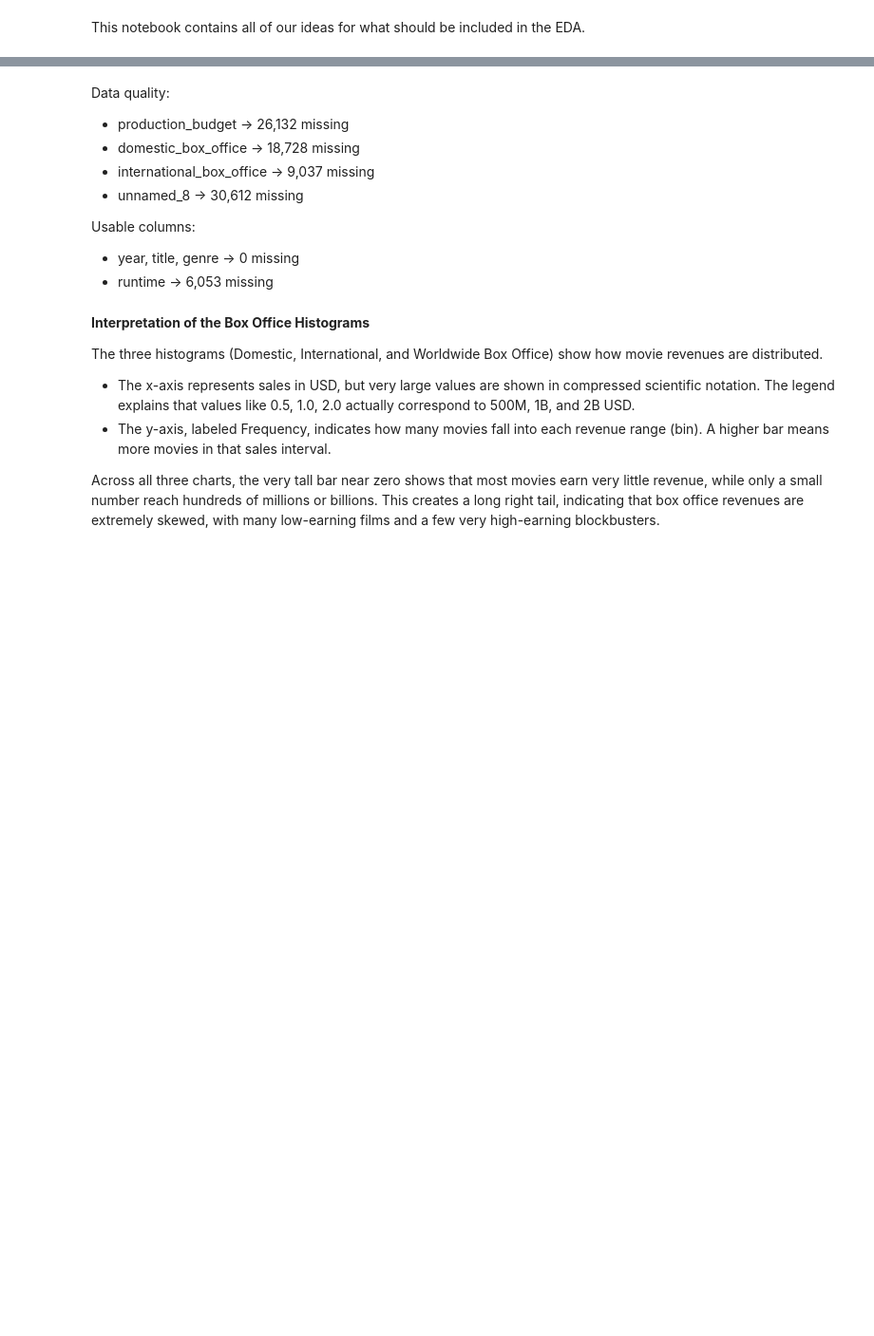
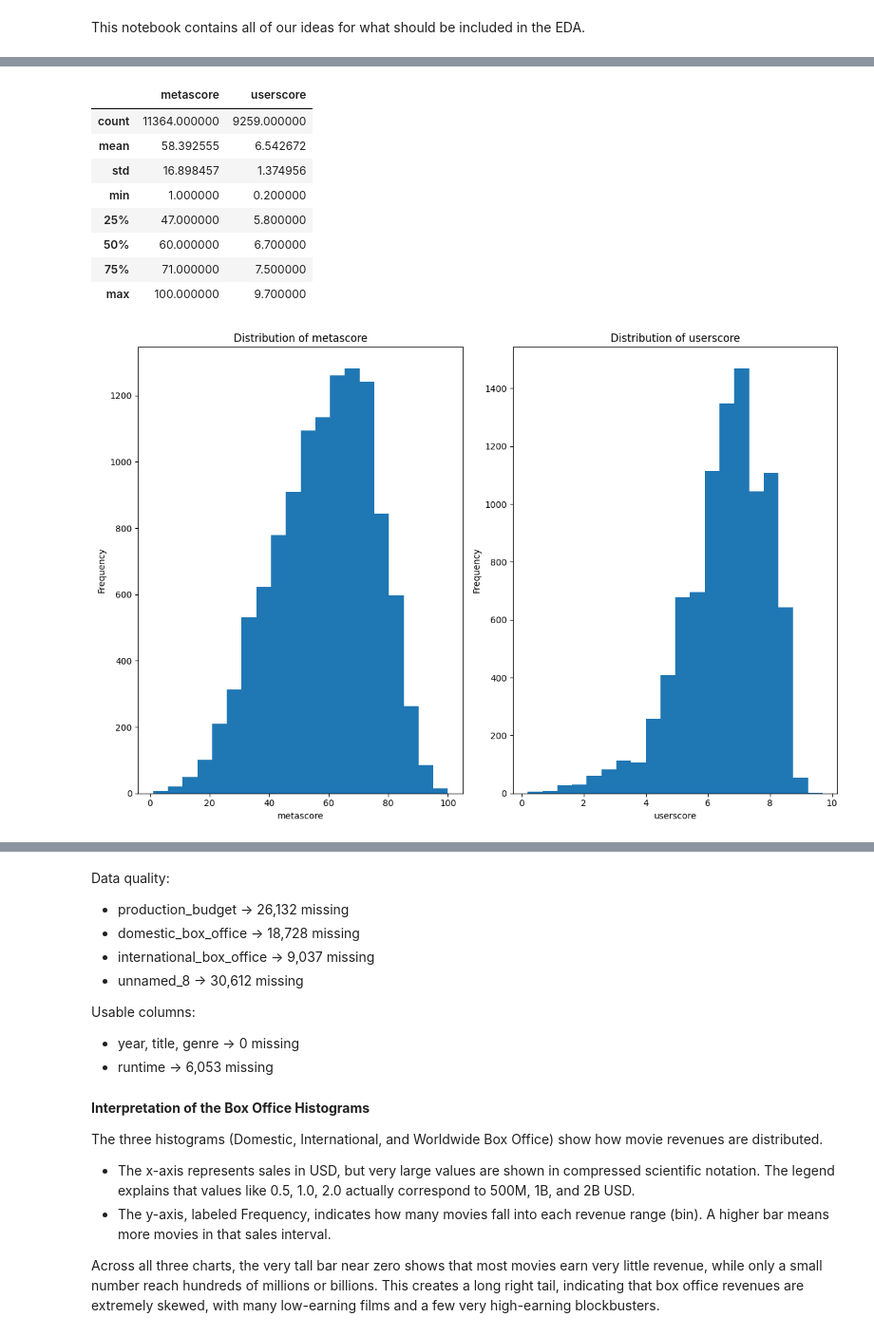
Before and after one commit to YoungJun173/DDB_AI_Group_Assignmen, a Jupyter notebook: Playground Notebooks/EDA.ipynb, the cells around one changed output, grey strips where cells are left out. Shown: that part at 95% size. Saved outputs shown, nothing was run; the diff lists cells and outputs as text; code cells hidden in the pictures; blank space fills up the shorter version.

```diff
--- a/Playground Notebooks/EDA.ipynb
+++ b/Playground Notebooks/EDA.ipynb
@@ -16,0 +147,28 @@ df_usreviews = pd.read_excel(os.path.join("..", "Metacritic dataset", "UserRevie
+# %%
+#Distribution of scores
+score_columns = ["metascore", "userscore"]
+display(df_metaclean[score_columns].describe())
+
+#Plot histogram for meta and userscores
+plt.figure(figsize=(12,8))
+
+for i, col in enumerate(["metascore", "userscore"], 1):
+    plt.subplot(1, 2, i)
+    plt.hist(df_metaclean[col].dropna(), bins=20)
+    plt.title(f"Distribution of {col}")
+    plt.xlabel(col)
+    plt.ylabel("Frequency")
+
+plt.tight_layout()
+plt.show()
+# %% [output]
+|  | metascore | userscore |
+| count | 11364.000000 | 9259.000000 |
+| mean | 58.392555 | 6.542672 |
+| std | 16.898457 | 1.374956 |
+| min | 1.000000 | 0.200000 |
+| 25% | 47.000000 | 5.800000 |
+| 50% | 60.000000 | 6.700000 |
+| 75% | 71.000000 | 7.500000 |
+| max | 100.000000 | 9.700000 |
+[figure, added]
```
Also changed, not shown: parts of 6 cells of this notebook.
